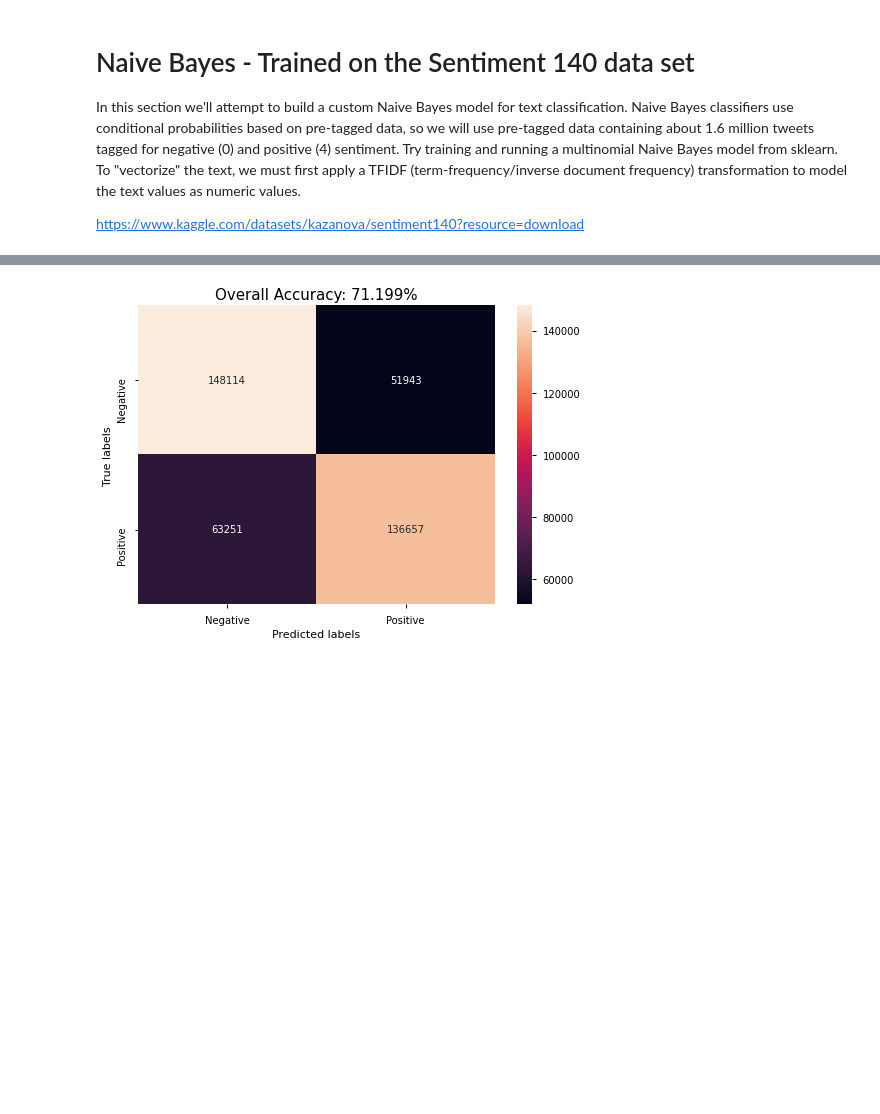
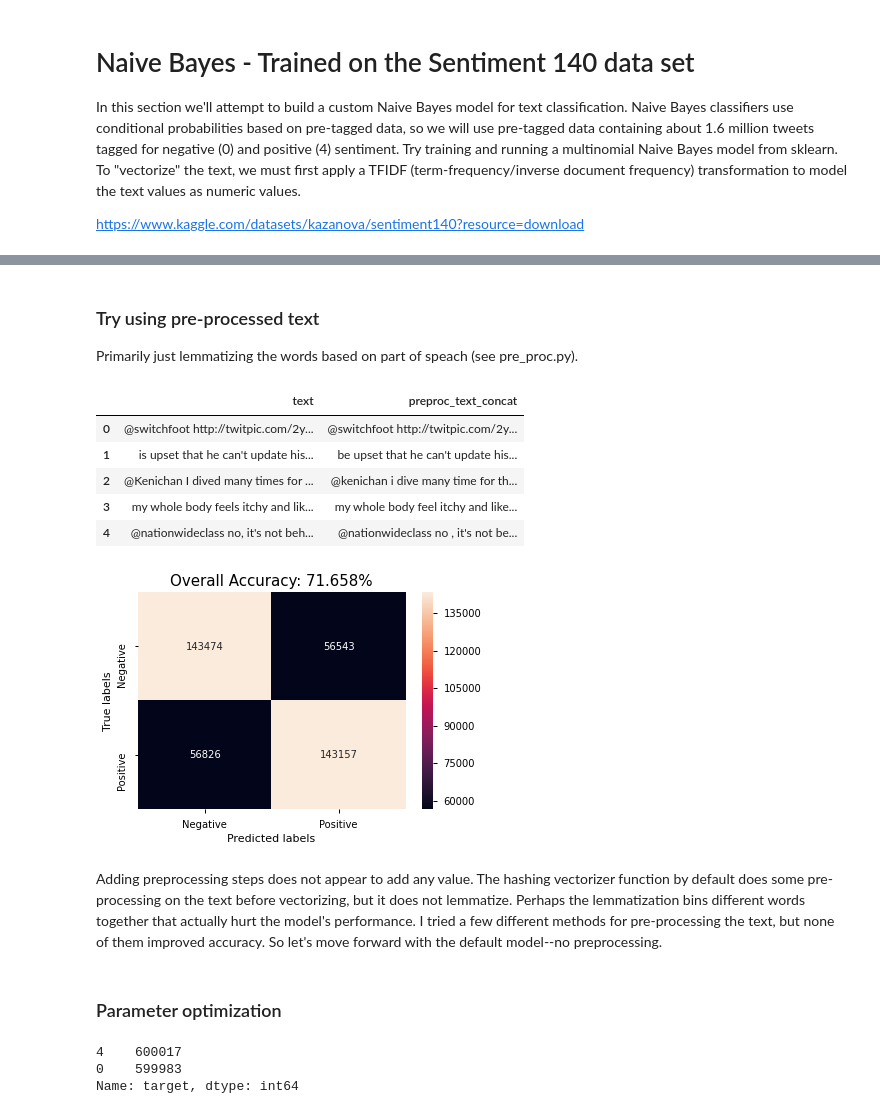
Before and after one commit to keaturner55/yt-comments-practicum, a Jupyter notebook: naivebayes.ipynb, the cells around one changed output, grey strips where cells are left out. Cells and saved outputs as stored; diff of their text form; code cells hidden in the pictures; blank space fills up the shorter version.

```diff
--- a/naivebayes.ipynb
+++ b/naivebayes.ipynb
@@ -29,7 +33,10 @@ from sklearn.metrics import confusion_matrix
 DATA_DIR = 'C:\\Users\\keatu\\Regis_archive\\practicum2_data\\'
 dbname = os.path.join(DATA_DIR, "Youtube_Data_msnbc.db")
 # %%
-s140df = pd.read_csv(os.path.join(DATA_DIR,"resources","s140_processed.csv"), encoding='latin-1')
+s140df = pd.read_csv(os.path.join(DATA_DIR,"resources","s140_preproc.csv"), encoding='latin-1')
+# %%
+# forgot to concat the strings together when I created the csv
+s140df['preproc_text_concat'] = s140df['preproc_text'].apply(lambda x: " ".join(eval(x)))
 # %%
 text=s140df['text']
 target=s140df['target']
@@ -54,11 +77,49 @@ predicted_vals = nb_model.predict(test_text_proc)
+# %% [markdown]
+### Try using pre-processed text
+Primarily just lemmatizing the words based on part of speach (see pre_proc.py).
+# %%
+s140df[['text','preproc_text_concat']].head()
+# %% [output]
+|  | text | preproc_text_concat |
+| 0 | @switchfoot http://twitpic.com/2y... | @switchfoot http://twitpic.com/2y... |
+| 1 | is upset that he can't update his... | be upset that he can't update his... |
+| 2 | @Kenichan I dived many times for ... | @kenichan i dive many time for th... |
+| 3 | my whole body feels itchy and lik... | my whole body feel itchy and like... |
+| 4 | @nationwideclass no, it's not beh... | @nationwideclass no , it's not be... |
 # %%
+# run same training/prediction/visualization steps as first model
+preproc_text=s140df['preproc_text_concat']
+target=s140df['target']
+train_text, test_text, train_label, test_label=train_test_split(preproc_text, target, random_state=50)
+estimators=[('vectorizer', HashingVectorizer(ngram_range=(1,1)))]
+pipeline = Pipeline(estimators)
+train_text_proc = pipeline.fit_transform(train_text)
+nb_model = BernoulliNB()
+nb_model.fit(train_text_proc, train_label)
+test_text_proc = pipeline.fit_transform(test_text)
+test_score = nb_model.score(test_text_proc,test_label)
+predicted_vals = nb_model.predict(test_text_proc)
 # Show overall accuracy and confusion matrix
 ax= plt.subplot()
 sns.heatmap(confusion_matrix(test_label,predicted_vals), annot=True, fmt='g', ax=ax);
 
 # labels, title and ticks
 ax.set_xlabel('Predicted labels');ax.set_ylabel('True labels');
 ax.set_title('Overall Accuracy: {:.3f}%'.format(test_score*100.0), size=15);
 ax.xaxis.set_ticklabels(['Negative', 'Positive']); ax.yaxis.set_ticklabels(['Negative', 'Positive']);
 # %% [output]
-[figure, old version]
+[figure, new version]
+# %% [markdown]
+Adding preprocessing steps does not appear to add any value. The hashing vectorizer function by default does some pre-processing on the text before vectorizing, but it does not lemmatize. Perhaps the lemmatization bins different words together that actually hurt the model's performance. I tried a few different methods for pre-processing the text, but none of them improved accuracy. So let's move forward with the default model--no preprocessing.
+# %% [markdown]
+### Parameter optimization
+# %%
+# reset out training/test data
+text=s140df['text']
+target=s140df['target']
+train_text, test_text, train_label, test_label=train_test_split(text, target, random_state=50)
+print(train_label.value_counts())
+# %% [output]
+4    600017
+0    599983
+Name: target, dtype: int64
```
Also changed, not shown: parts of 20 cells of this notebook, 6 other files.
